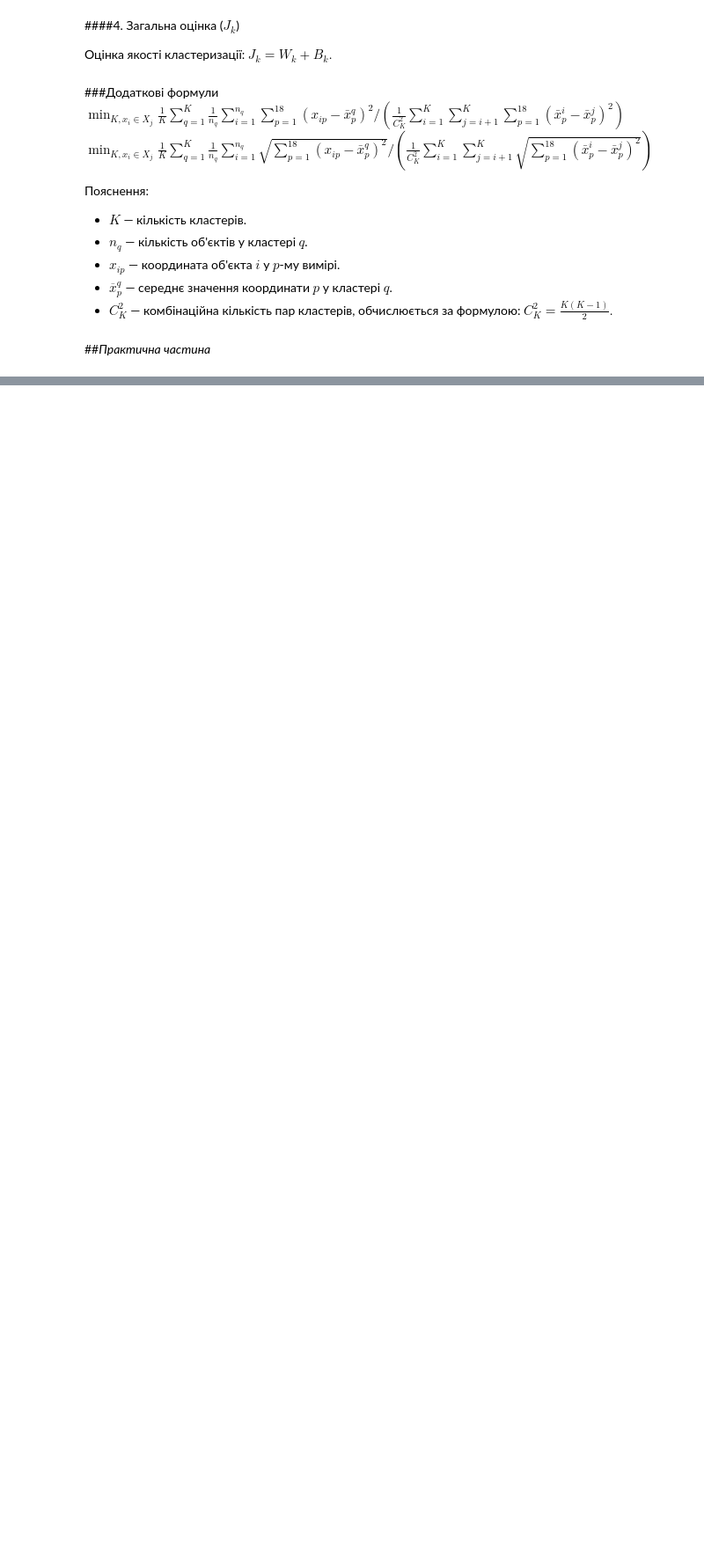
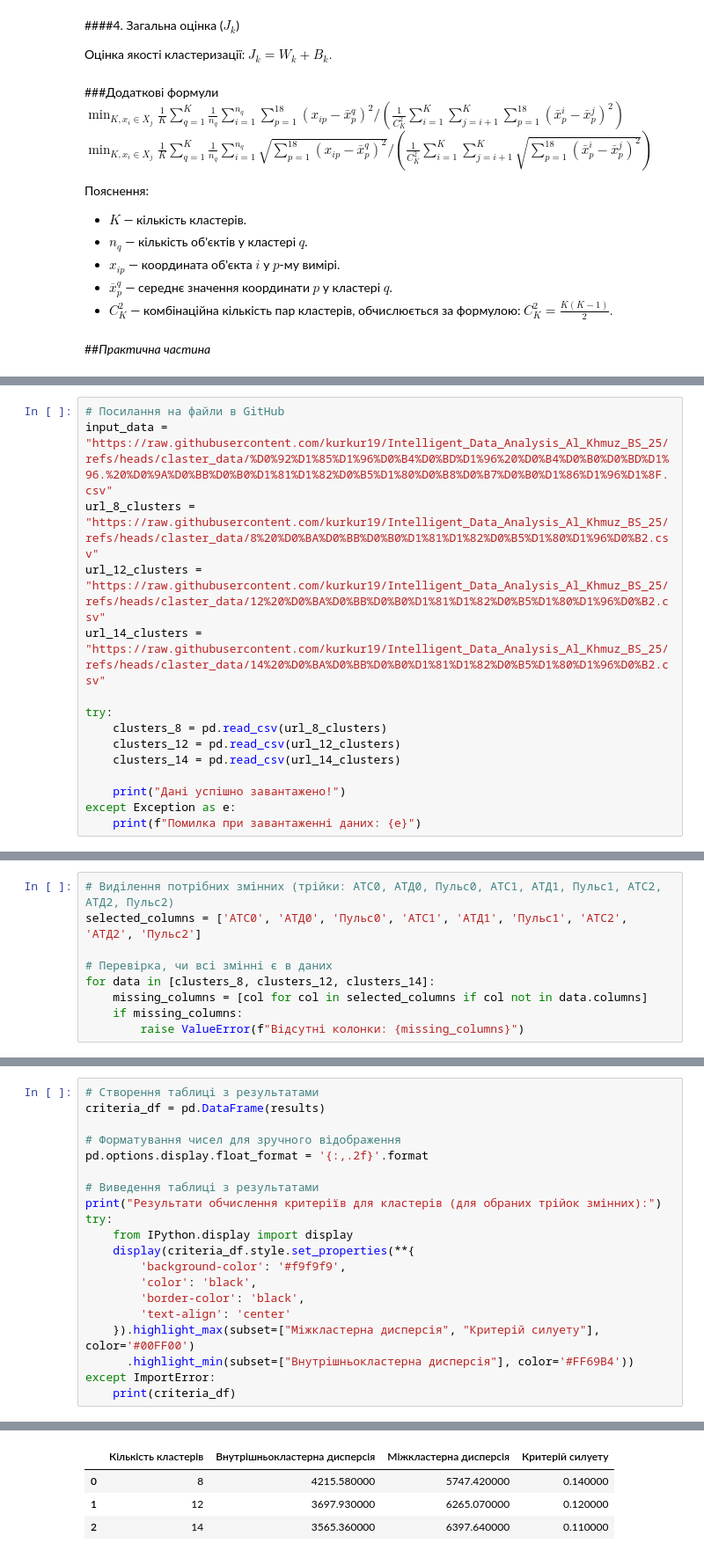
Before and after one commit to kurkur19/Intelligent_Data_Analysis_Al_Khmuz_BS_25, a Jupyter notebook: РР_Аль_Хмуз_БС_25_Вступ_до_ІАД.ipynb, the cells around one changed output, grey strips where cells are left out. Shown: that part at 88% size. Cells and saved outputs as stored; diff of their text form; blank space fills up the shorter version.

```diff
--- a/РР_Аль_Хмуз_БС_25_Вступ_до_ІАД.ipynb
+++ b/РР_Аль_Хмуз_БС_25_Вступ_до_ІАД.ipynb
@@ -126,0 +451,15 @@ $C_K^2 = \frac{K(K-1)}{2}.$
+# %%
+# Посилання на файли в GitHub
+input_data = "https://raw.githubusercontent.com/kurkur19/Intelligent_Data_Analysis_Al_Khmuz_BS_25/refs/heads/claster_data/%D0%92%D1%85%D1%96%D0%B4%D0%BD%D1%96%20%D0%B4%D0%B0%D0%BD%D1%96.%20%D0%9A%D0%BB%D0%B0%D1%81%D1%82%D0%B5%D1%80%D0%B8%D0%B7%D0%B0%D1%86%D1%96%D1%8F.csv"
+url_8_clusters = "https://raw.githubusercontent.com/kurkur19/Intelligent_Data_Analysis_Al_Khmuz_BS_25/refs/heads/claster_data/8%20%D0%BA%D0%BB%D0%B0%D1%81%D1%82%D0%B5%D1%80%D1%96%D0%B2.csv"
+url_12_clusters = "https://raw.githubusercontent.com/kurkur19/Intelligent_Data_Analysis_Al_Khmuz_BS_25/refs/heads/claster_data/12%20%D0%BA%D0%BB%D0%B0%D1%81%D1%82%D0%B5%D1%80%D1%96%D0%B2.csv"
+url_14_clusters = "https://raw.githubusercontent.com/kurkur19/Intelligent_Data_Analysis_Al_Khmuz_BS_25/refs/heads/claster_data/14%20%D0%BA%D0%BB%D0%B0%D1%81%D1%82%D0%B5%D1%80%D1%96%D0%B2.csv"
+
+try:
+    clusters_8 = pd.read_csv(url_8_clusters)
+    clusters_12 = pd.read_csv(url_12_clusters)
+    clusters_14 = pd.read_csv(url_14_clusters)
+
+    print("Дані успішно завантажено!")
+except Exception as e:
+    print(f"Помилка при завантаженні даних: {e}")
@@ -126,0 +468,9 @@ $C_K^2 = \frac{K(K-1)}{2}.$
+# %%
+# Виділення потрібних змінних (трійки: АТС0, АТД0, Пульс0, АТС1, АТД1, Пульс1, АТС2, АТД2, Пульс2)
+selected_columns = ['АТС0', 'АТД0', 'Пульс0', 'АТС1', 'АТД1', 'Пульс1', 'АТС2', 'АТД2', 'Пульс2']
+
+# Перевірка, чи всі змінні є в даних
+for data in [clusters_8, clusters_12, clusters_14]:
+    missing_columns = [col for col in selected_columns if col not in data.columns]
+    if missing_columns:
+        raise ValueError(f"Відсутні колонки: {missing_columns}")
@@ -126,0 +516,21 @@ $C_K^2 = \frac{K(K-1)}{2}.$
+# %%
+# Створення таблиці з результатами
+criteria_df = pd.DataFrame(results)
+
+# Форматування чисел для зручного відображення
+pd.options.display.float_format = '{:,.2f}'.format
+
+# Виведення таблиці з результатами
+print("Результати обчислення критеріїв для кластерів (для обраних трійок змінних):")
+try:
+    from IPython.display import display
+    display(criteria_df.style.set_properties(**{
+        'background-color': '#f9f9f9',
+        'color': 'black',
+        'border-color': 'black',
+        'text-align': 'center'
+    }).highlight_max(subset=["Міжкластерна дисперсія", "Критерій силуету"], color='#00FF00')
+      .highlight_min(subset=["Внутрішньокластерна дисперсія"], color='#FF69B4'))
+except ImportError:
+    print(criteria_df)
+# %% [output]
@@ -126,0 +538,4 @@ $C_K^2 = \frac{K(K-1)}{2}.$
+|  | Кількість кластерів | Внутрішньокластерна дисперсія | Міжкластерна дисперсія | Критерій силуету |
+| 0 | 8 | 4215.580000 | 5747.420000 | 0.140000 |
+| 1 | 12 | 3697.930000 | 6265.070000 | 0.120000 |
+| 2 | 14 | 3565.360000 | 6397.640000 | 0.110000 |
```
Also changed, not shown: parts of 32 cells of this notebook.
